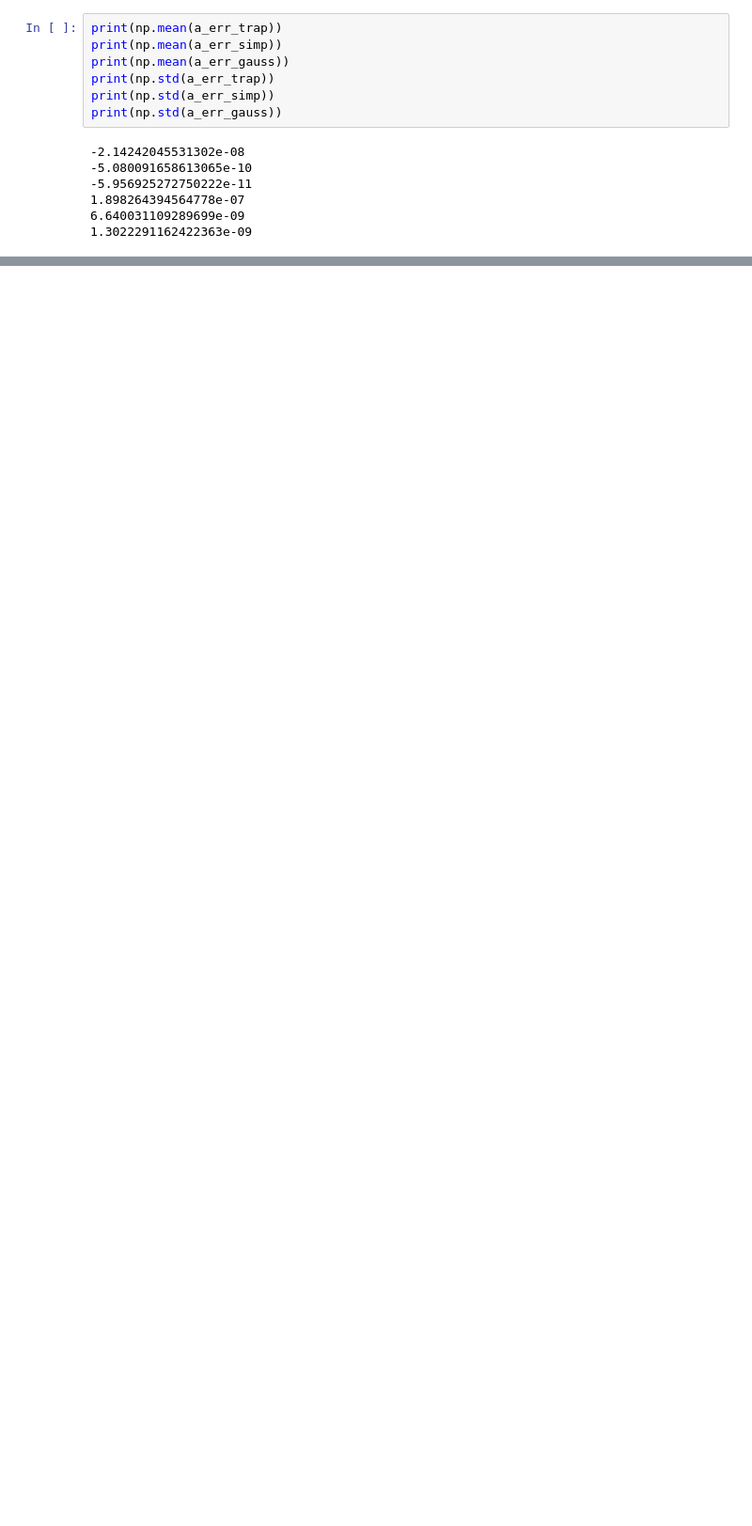
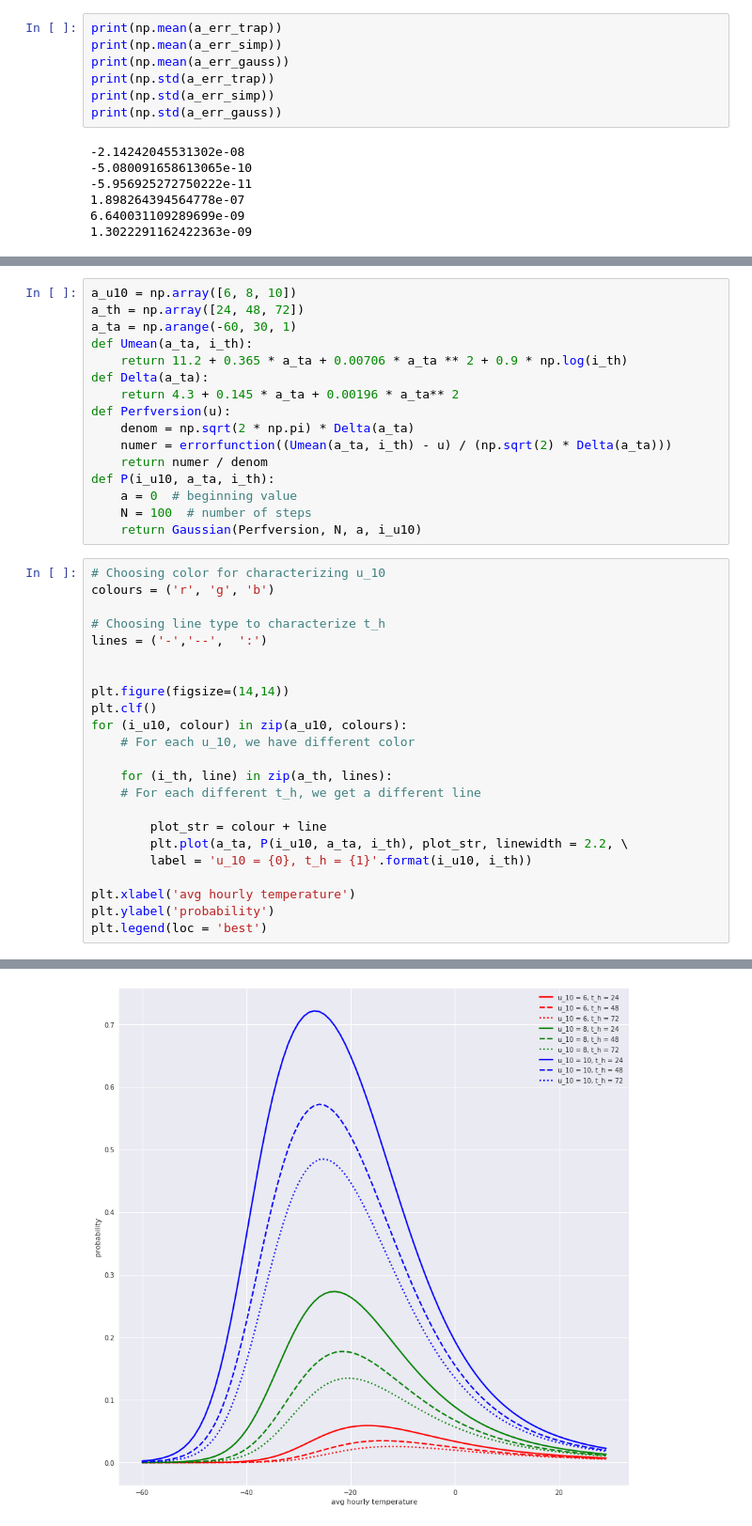
Before and after one commit to andrewkhardy/PHY-407, a Jupyter notebook: Lab03_Q1.ipynb, the cells around one changed output, grey strips where cells are left out. Shown at 94% size. Cells and saved outputs as stored; diff of their text form; blank space fills up the shorter version.

```diff
--- a/Lab03_Q1.ipynb
+++ b/Lab03_Q1.ipynb
@@ -256,0 +202,40 @@ plt.show()
+# %%
+a_u10 = np.array([6, 8, 10])
+a_th = np.array([24, 48, 72])
+a_ta = np.arange(-60, 30, 1)
+def Umean(a_ta, i_th):
+    return 11.2 + 0.365 * a_ta + 0.00706 * a_ta ** 2 + 0.9 * np.log(i_th)
+def Delta(a_ta):
+    return 4.3 + 0.145 * a_ta + 0.00196 * a_ta** 2
+def Perfversion(u):
+    denom = np.sqrt(2 * np.pi) * Delta(a_ta)
+    numer = errorfunction((Umean(a_ta, i_th) - u) / (np.sqrt(2) * Delta(a_ta)))
+    return numer / denom
+def P(i_u10, a_ta, i_th):
+    a = 0  # beginning value
+    N = 100  # number of steps
+    return Gaussian(Perfversion, N, a, i_u10)
+# %%
+# Choosing color for characterizing u_10
+colours = ('r', 'g', 'b')
+
+# Choosing line type to characterize t_h
+lines = ('-','--',  ':')
+
+
+plt.figure(figsize=(14,14))
+plt.clf()
+for (i_u10, colour) in zip(a_u10, colours):
+	# For each u_10, we have different color
+
+	for (i_th, line) in zip(a_th, lines):
+	# For each different t_h, we get a different line
+
+		plot_str = colour + line
+		plt.plot(a_ta, P(i_u10, a_ta, i_th), plot_str, linewidth = 2.2, \
+	    label = 'u_10 = {0}, t_h = {1}'.format(i_u10, i_th))
+
+plt.xlabel('avg hourly temperature')
+plt.ylabel('probability')
+plt.legend(loc = 'best')
+# %% [output]
@@ -256,0 +243 @@ plt.show()
+[figure, added]
```
Also changed, not shown: parts of 8 cells of this notebook.
